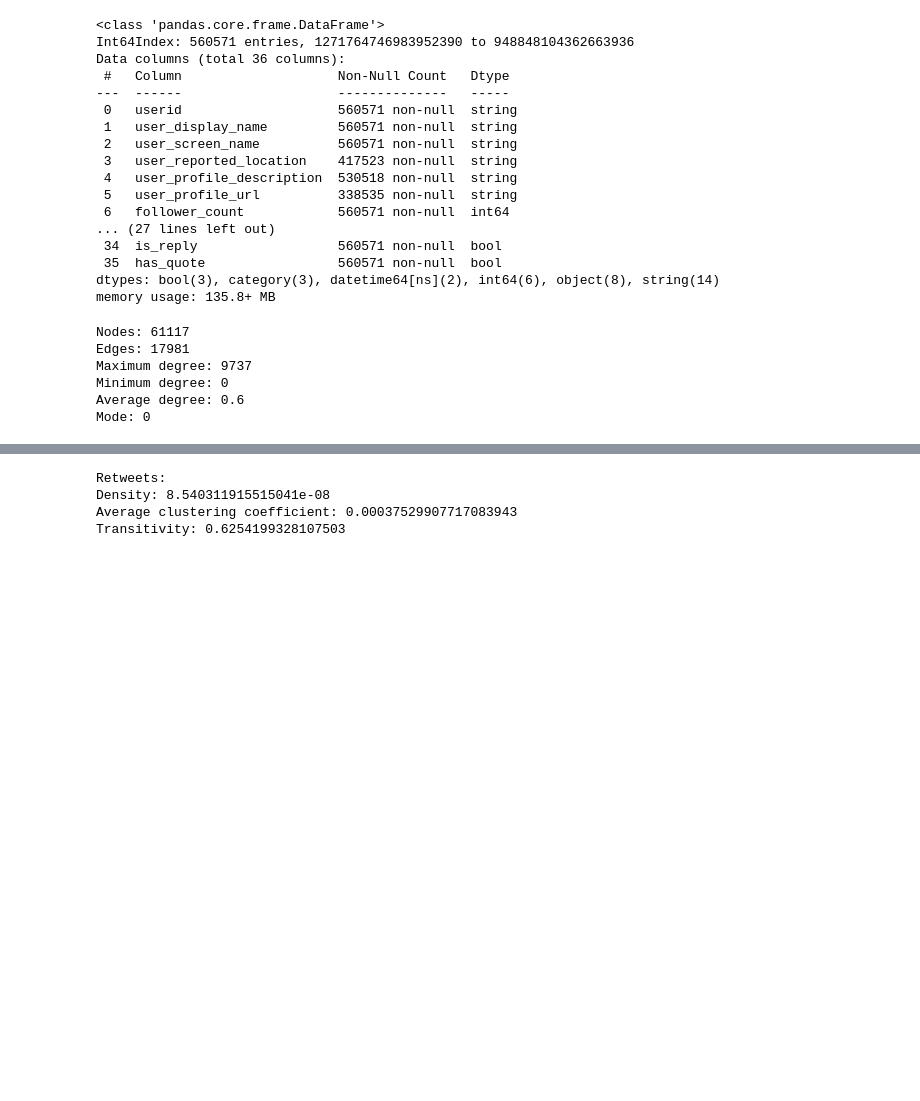
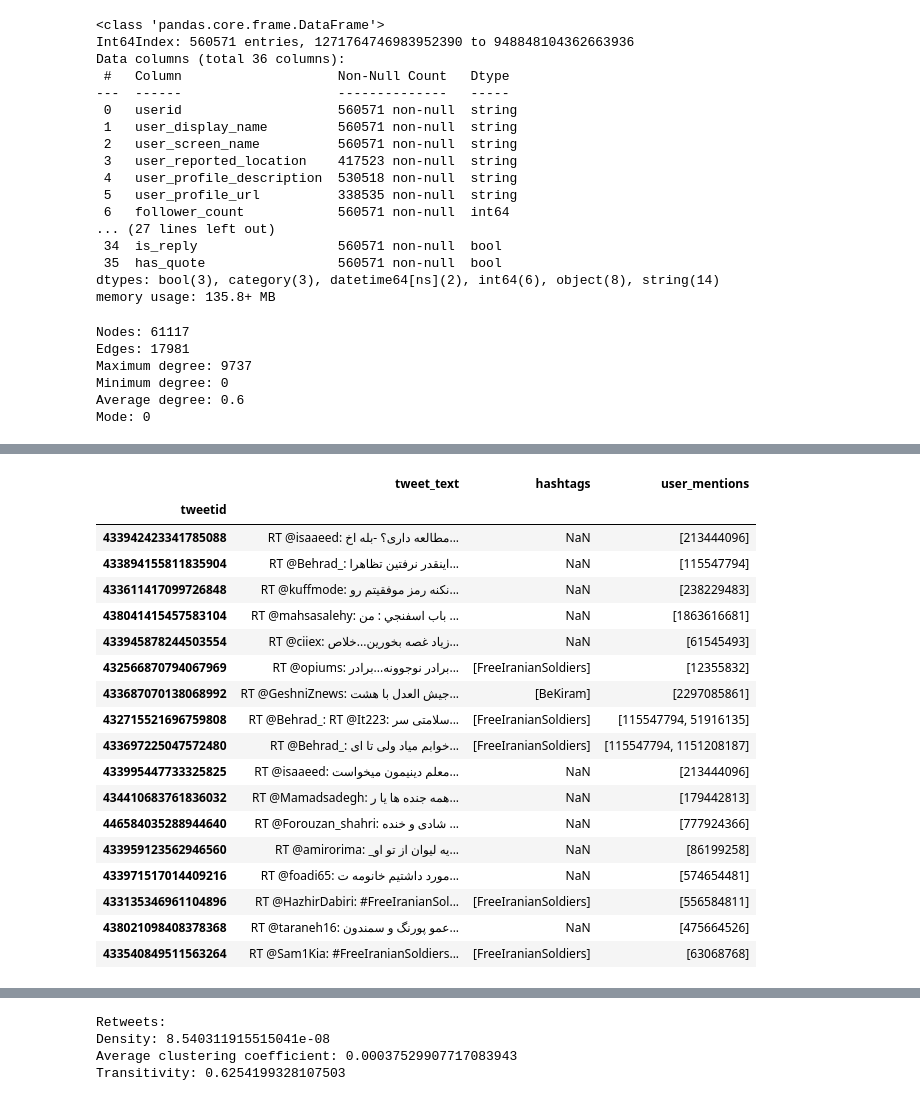
Before and after one commit to sarahkpardo/social-media-data-analysis, a Jupyter notebook: user_graph.ipynb, the cells around one changed output, grey strips where cells are left out. Cells and saved outputs as stored; diff of their text form; code cells hidden in the pictures; blank space fills up the shorter version.

```diff
--- a/user_graph.ipynb
+++ b/user_graph.ipynb
@@ -520,0 +340,8 @@ common_users = [userid for userid in dict(most_mentioned).keys()
+# %%
+def top_users(graph, limit=20):
+    most_output = top_nodes(nx.get_node_attributes(graph, 'out_degree'),limit=limit)
+    most_input = top_nodes(nx.get_node_attributes(graph, 'in_degree'),limit=limit)
+    common_users = [userid for userid in dict(most_input).keys()
+                    if userid in dict(most_output).keys()]
+
+    return most_output, most_input, common_users
@@ -520,0 +434,2 @@ common_users = [userid for userid in dict(most_mentioned).keys()
+# %%
+most_replying, most_replied, common_re = top_users(re_graph)
@@ -520,0 +459,3 @@ common_users = [userid for userid in dict(most_mentioned).keys()
+# %%
+# most-replying user
+most_re_userid = most_replying[0][0]
@@ -520,0 +476,27 @@ common_users = [userid for userid in dict(most_mentioned).keys()
+# %%
+most_re_user = (campaign
+ .groupby('userid')
+ .get_group(most_re_userid)
+)
+# %%
+most_re_user.query('is_retweet == True')[['tweet_text','hashtags','user_mentions']]
+# %% [output]
+|  | tweet_text | hashtags | user_mentions |
+| tweetid |  |  |  |
+| 433942423341785088 | RT @isaaeed: مطالعه داری؟ -بله اخ... | NaN | [213444096] |
+| 433894155811835904 | RT @Behrad_: اینقدر نرفتین تظاهرا... | NaN | [115547794] |
+| 433611417099726848 | RT @kuffmode: نکنه رمز موفقیتم رو... | NaN | [238229483] |
+| 438041415457583104 | RT @mahsasalehy: باب اسفنجي : من ... | NaN | [1863616681] |
+| 433945878244503554 | RT @ciiex: زیاد غصه بخورین...خلاص... | NaN | [61545493] |
+| 432566870794067969 | RT @opiums: برادر نوجوونه...برادر... | [FreeIranianSoldiers] | [12355832] |
+| 433687070138068992 | RT @GeshniZnews: جیش العدل با هشت... | [BeKiram] | [2297085861] |
+| 432715521696759808 | RT @Behrad_: RT @It223: سلامتی سر... | [FreeIranianSoldiers] | [115547794, 51916135] |
+| 433697225047572480 | RT @Behrad_: خوابم میاد ولی تا ای... | [FreeIranianSoldiers] | [115547794, 1151208187] |
+| 433995447733325825 | RT @isaaeed: معلم دینیمون میخواست... | NaN | [213444096] |
+| 434410683761836032 | RT @Mamadsadegh: همه جنده ها یا ر... | NaN | [179442813] |
+| 446584035288944640 | RT @Forouzan_shahri: شادی و خنده ... | NaN | [777924366] |
+| 433959123562946560 | RT @amirorima: _یه لیوان از تو او... | NaN | [86199258] |
+| 433971517014409216 | RT @foadi65: مورد داشتیم خانومه ت... | NaN | [574654481] |
+| 433135346961104896 | RT @HazhirDabiri: #FreeIranianSol... | [FreeIranianSoldiers] | [556584811] |
+| 438021098408378368 | RT @taraneh16: عمو پورنگ و سمندون... | NaN | [475664526] |
+| 433540849511563264 | RT @Sam1Kia: #FreeIranianSoldiers... | [FreeIranianSoldiers] | [63068768] |
```
Also changed, not shown: parts of 39 cells of this notebook, 3 other files.
